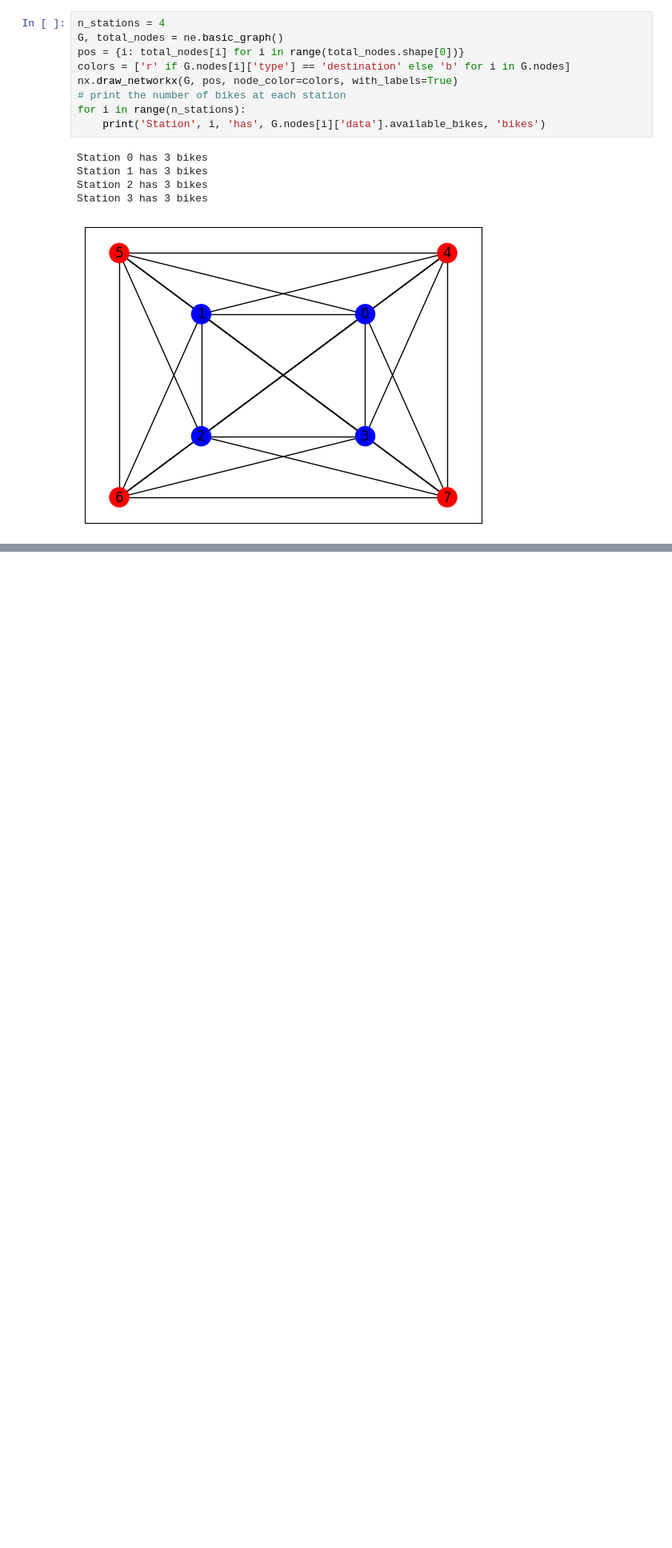
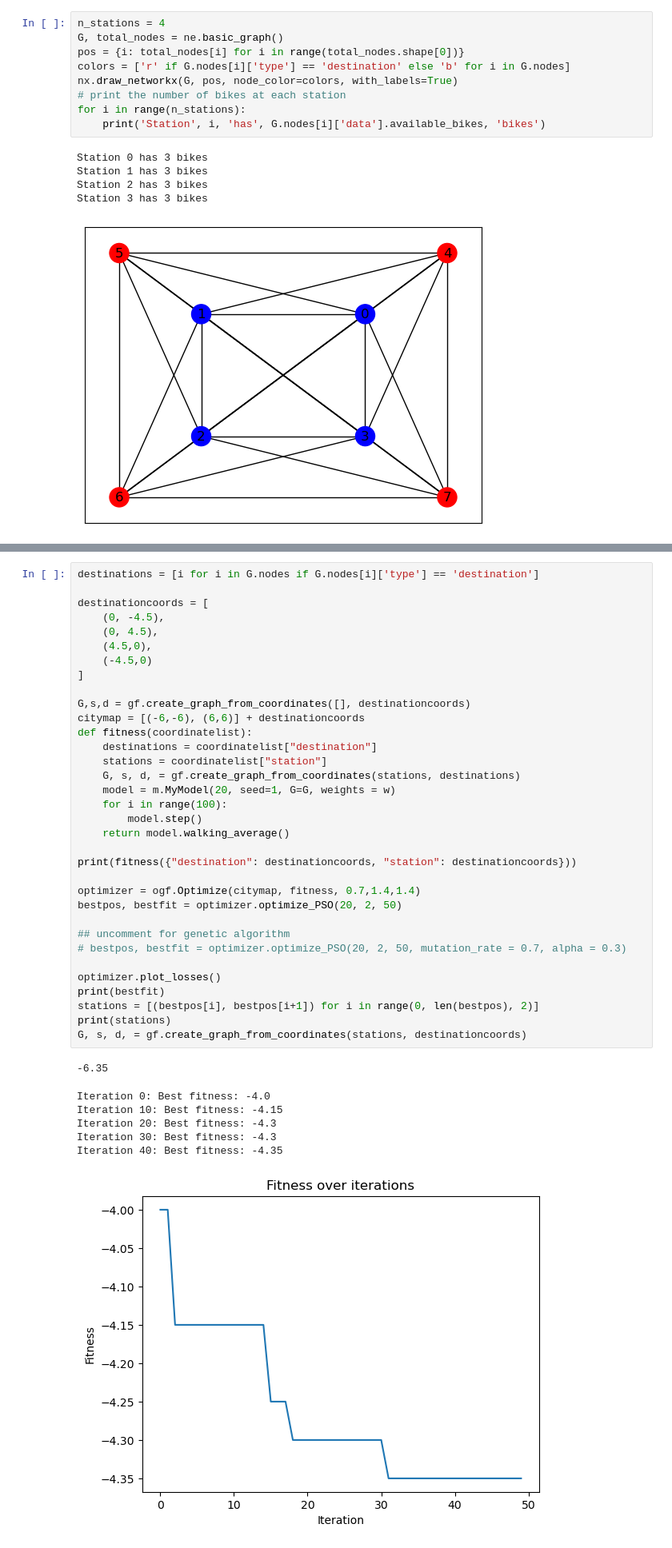
Before and after one commit to devddesai/metrobike, a Jupyter notebook: metrobike.ipynb, the cells around one changed output, grey strips where cells are left out. Shown at 80% size. Cells and saved outputs as stored; diff of their text form; blank space fills up the shorter version.

```diff
--- a/metrobike.ipynb
+++ b/metrobike.ipynb
@@ -150,0 +173,42 @@ plt.show()
+# %%
+destinations = [i for i in G.nodes if G.nodes[i]['type'] == 'destination']
+
+destinationcoords = [
+    (0, -4.5),
+    (0, 4.5),
+    (4.5,0),
+    (-4.5,0)
+]
+
+G,s,d = gf.create_graph_from_coordinates([], destinationcoords)
+citymap = [(-6,-6), (6,6)] + destinationcoords
+def fitness(coordinatelist):
+    destinations = coordinatelist["destination"]
+    stations = coordinatelist["station"]
+    G, s, d, = gf.create_graph_from_coordinates(stations, destinations)
+    model = m.MyModel(20, seed=1, G=G, weights = w)
+    for i in range(100):
+        model.step()
+    return model.walking_average()
+
+print(fitness({"destination": destinationcoords, "station": destinationcoords}))
+
+optimizer = ogf.Optimize(citymap, fitness, 0.7,1.4,1.4)
+bestpos, bestfit = optimizer.optimize_PSO(20, 2, 50)
+
+## uncomment for genetic algorithm
+# bestpos, bestfit = optimizer.optimize_PSO(20, 2, 50, mutation_rate = 0.7, alpha = 0.3)
+
+optimizer.plot_losses()
+print(bestfit)
+stations = [(bestpos[i], bestpos[i+1]) for i in range(0, len(bestpos), 2)]
+print(stations)
+G, s, d, = gf.create_graph_from_coordinates(stations, destinationcoords)
+# %% [output]
+-6.35
+Iteration 0: Best fitness: -4.0
+Iteration 10: Best fitness: -4.15
+Iteration 20: Best fitness: -4.3
+Iteration 30: Best fitness: -4.3
+Iteration 40: Best fitness: -4.35
+[figure, added]
```
Also changed, not shown: parts of 24 cells of this notebook, 25 other files.
